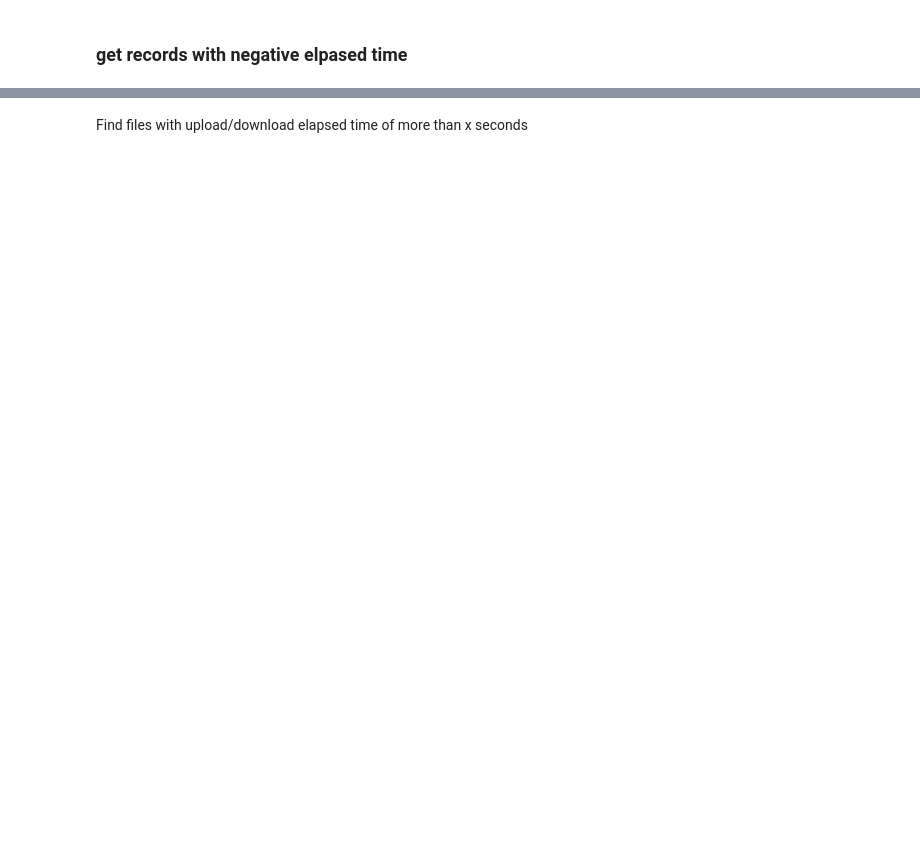
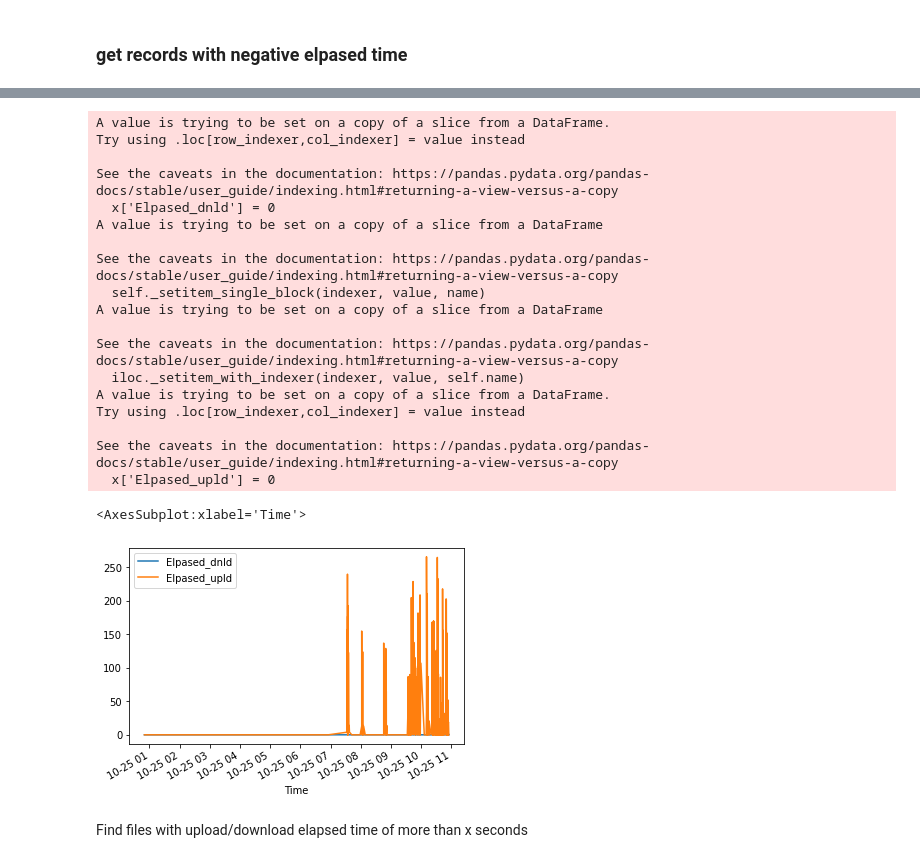
Before and after one commit to yjad/training, a Jupyter notebook: xml/ach_perf.ipynb, the cells around one changed output, grey strips where cells are left out. Drawn from its saved outputs; the diff is of its cells as text; code cells hidden in the pictures; blank space fills up the shorter version.

```diff
--- a/xml/ach_perf.ipynb
+++ b/xml/ach_perf.ipynb
@@ -241,3 +280,33 @@ x[['Time_start','elapsed', 'Action']].set_index('Time_start').plot()
+# %%
+plot_date = '2021-10-25'
+x=dnld_time.loc[dnld_time['Time'].dt.date == np.datetime64(plot_date)]# limit the plot for one day
+x.reset_index(inplace=True)
+x['Elpased_dnld'] = 0
+x['Elpased_dnld'].loc[x['Action'] == 'Downloading'] = x['Elapsed']
+x['Elpased_upld'] = 0
+x['Elpased_upld'].loc[x['Action'] == 'Uploading'] = x['Elapsed']
+x.plot(x='Time', y=['Elpased_dnld','Elpased_upld' ])
+# %% [output]
+A value is trying to be set on a copy of a slice from a DataFrame.
+Try using .loc[row_indexer,col_indexer] = value instead
+
+See the caveats in the documentation: https://pandas.pydata.org/pandas-docs/stable/user_guide/indexing.html#returning-a-view-versus-a-copy
+  x['Elpased_dnld'] = 0
+A value is trying to be set on a copy of a slice from a DataFrame
+
+See the caveats in the documentation: https://pandas.pydata.org/pandas-docs/stable/user_guide/indexing.html#returning-a-view-versus-a-copy
+  self._setitem_single_block(indexer, value, name)
+A value is trying to be set on a copy of a slice from a DataFrame
+
+See the caveats in the documentation: https://pandas.pydata.org/pandas-docs/stable/user_guide/indexing.html#returning-a-view-versus-a-copy
+  iloc._setitem_with_indexer(indexer, value, self.name)
+A value is trying to be set on a copy of a slice from a DataFrame.
+Try using .loc[row_indexer,col_indexer] = value instead
+
+See the caveats in the documentation: https://pandas.pydata.org/pandas-docs/stable/user_guide/indexing.html#returning-a-view-versus-a-copy
+  x['Elpased_upld'] = 0
+<AxesSubplot:xlabel='Time'>
+[figure, added]
 # %% [markdown]
 Find files with upload/download elapsed time of more than x seconds
 # %%
```
Also changed, not shown: parts of 13 cells of this notebook.
